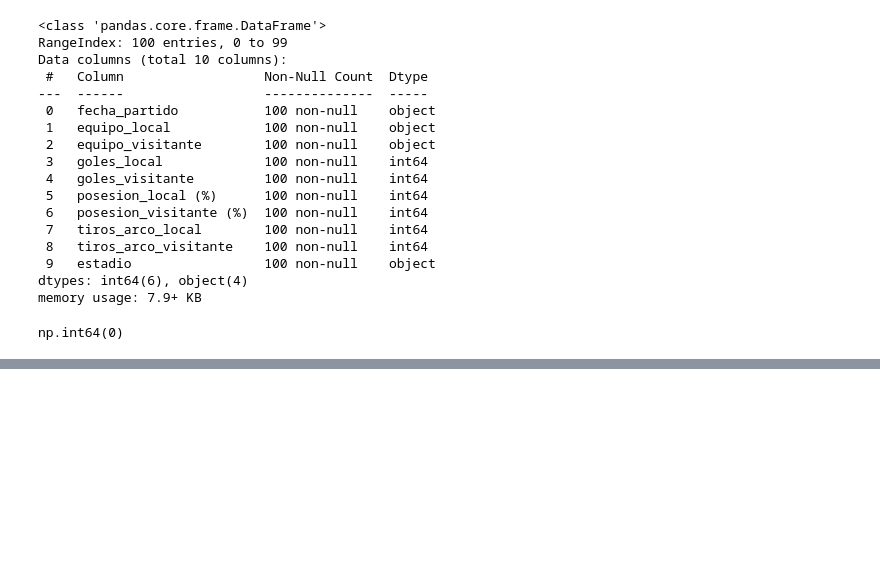
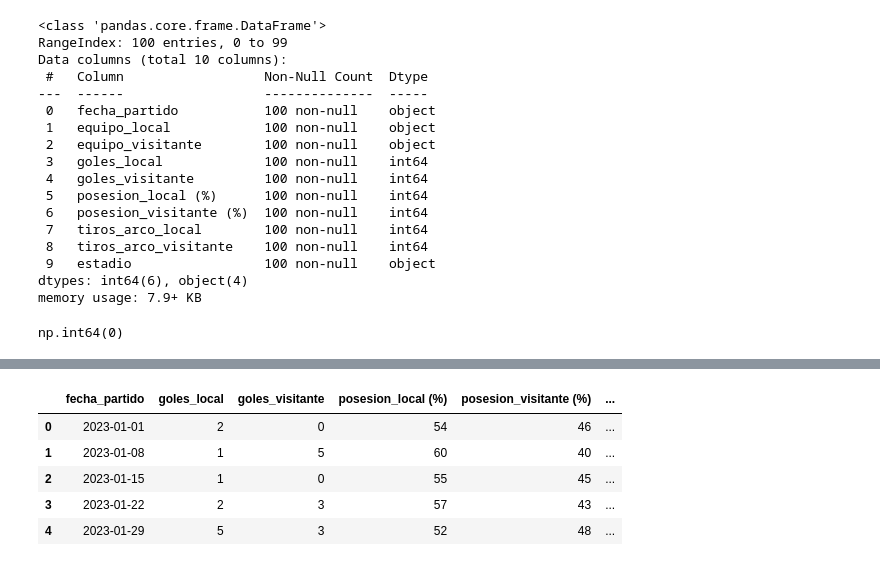
Before and after one commit to jasonssdev/platzi-machine-learning, a Jupyter notebook: notebooks/01_jss_preparation.ipynb, the cells around one changed output, grey strips where cells are left out. Saved outputs shown, nothing was run; the diff lists cells and outputs as text; code cells hidden in the pictures; blank space fills up the shorter version.

```diff
--- a/notebooks/01_jss_preparation.ipynb
+++ b/notebooks/01_jss_preparation.ipynb
@@ -46,0 +143,14 @@ np.int64(0)
+# %%
+df_partidos_ohe['fecha_partido'] = pd.to_datetime(
+    df_partidos_ohe['fecha_partido'], format=r'%Y-%m-%d', errors='coerce')
+
+
+
+df_partidos_ohe.head()
+# %% [output]
+|  | fecha_partido | goles_local | goles_visitante | posesion_local (%) | posesion_visitante (%) | ... |
+| 0 | 2023-01-01 | 2 | 0 | 54 | 46 | ... |
+| 1 | 2023-01-08 | 1 | 5 | 60 | 40 | ... |
+| 2 | 2023-01-15 | 1 | 0 | 55 | 45 | ... |
+| 3 | 2023-01-22 | 2 | 3 | 57 | 43 | ... |
+| 4 | 2023-01-29 | 5 | 3 | 52 | 48 | ... |
```
Also changed, not shown: parts of 17 cells of this notebook.
